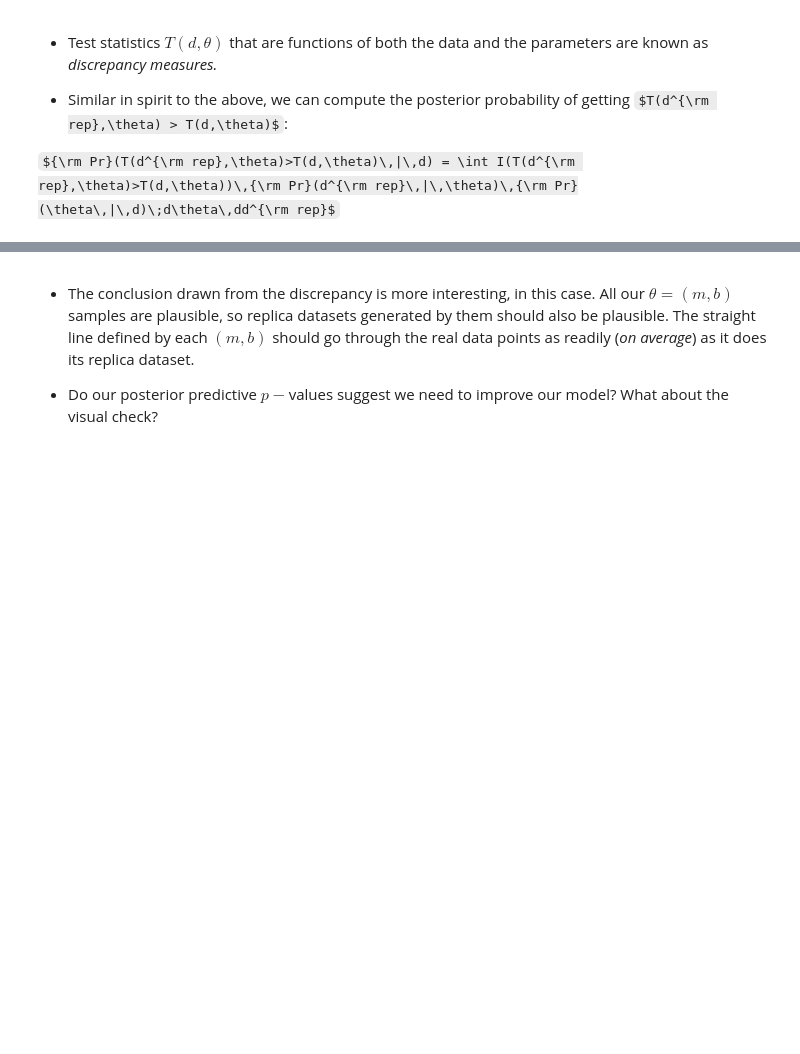
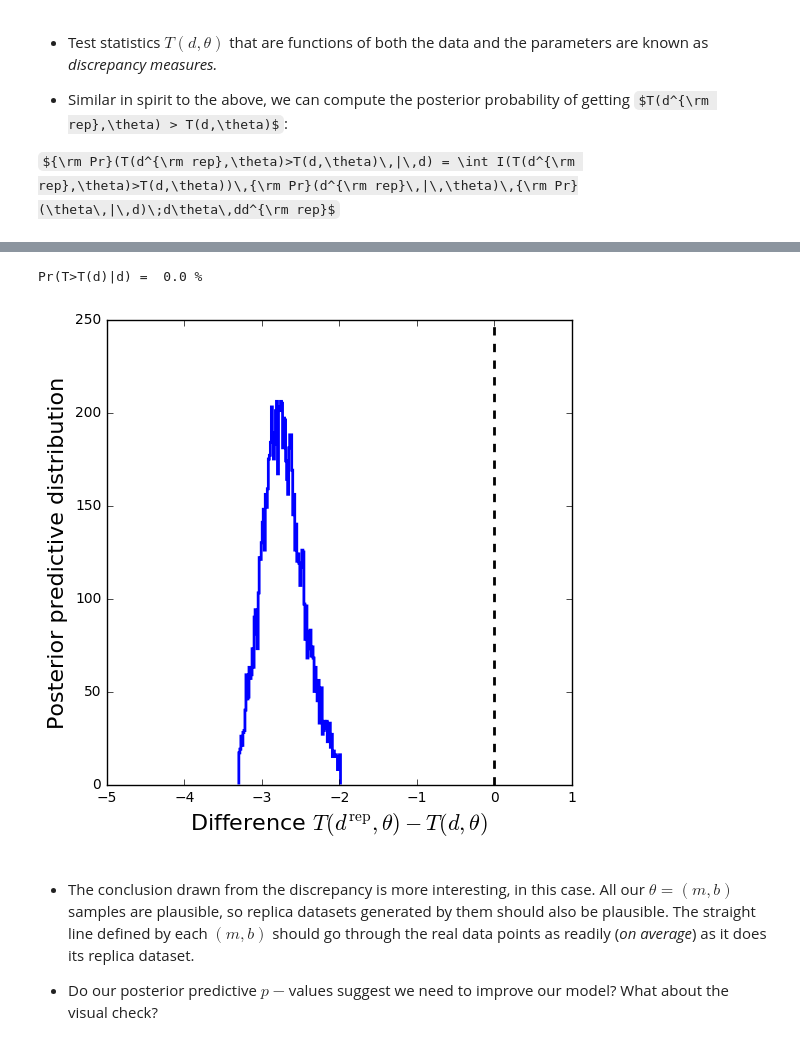
Before and after one commit to KIPAC/StatisticalMethods, a Jupyter notebook: examples/StraightLine/ModelEvaluation.ipynb, the cells around one changed output, grey strips where cells are left out. Drawn from its saved outputs; the diff is of its cells as text; code cells hidden in the pictures; some formulas as TeX source; blank space fills up the shorter version.

```diff
--- a/examples/StraightLine/ModelEvaluation.ipynb
+++ b/examples/StraightLine/ModelEvaluation.ipynb
@@ -332,18 +425,22 @@ plt.xlim([0.0,np.percentile(Td,99.0)])
 # %%
 # Histogram of differences:
 
 diff = T-Td
 plt.hist(diff, 100, histtype='step', color='blue', lw=2, range=(np.percentile(diff,1.0),np.percentile(diff,99.0)))
 plt.axvline(0.0, color='black', linestyle='--', lw=2)
-plt.xlabel('Difference $T(d^{\\rm rep},\\theta) - T(d,\\theta)$')
-plt.ylabel('Posterior predictive distribution')
-
+plt.xlim(-5,1)
+plt.xlabel('Difference $T(d^{\\rm rep},\\theta) - T(d,\\theta)$', fontsize=16)
+plt.ylabel('Posterior predictive distribution', fontsize=16)
+plt.savefig("modelcheck-linear-discrepancy.png")
 
 # What is Pr(T>T(d)|d)?
 
 greater = (T > Td)
 Pline = 100*len(T[greater])/(1.0*len(T))
 print("Pr(T>T(d)|d) = ",Pline,"%")
+# %% [output]
+Pr(T>T(d)|d) =  0.0 %
+[figure, added]
 # %% [markdown]
 * The conclusion drawn from the discrepancy is more interesting, in this case. All our $\theta = (m,b)$ samples are plausible, so replica datasets generated by them should also be plausible. The straight line defined by each $(m,b)$ should go through the real data points as readily (*on average*) as it does its replica dataset.
 
```
Also changed, not shown: parts of 26 cells of this notebook, 12 other files.
